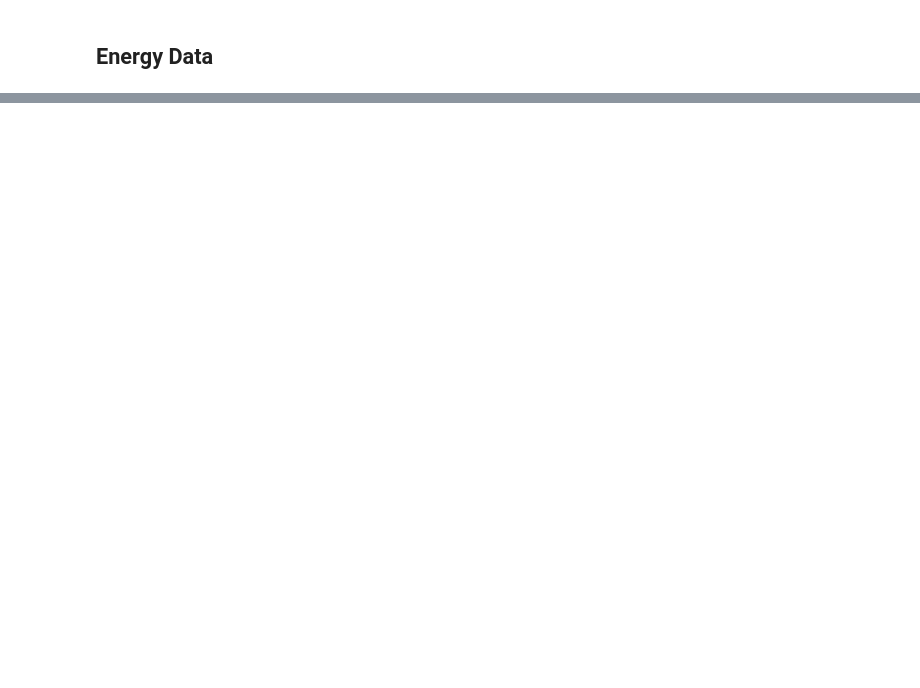
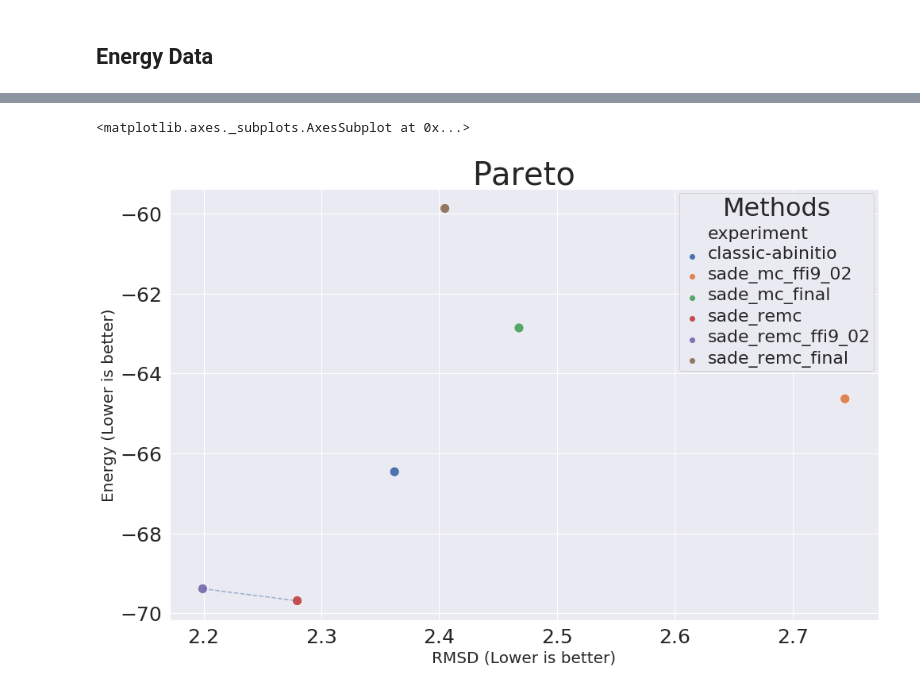
Before and after one commit to h3nnn4n/protein-prediction-framework, a Jupyter notebook: tools/notebooks/analysis/Data Analysis - Experiment 1.ipynb, the cells around one changed output, grey strips where cells are left out. Cells and saved outputs as stored; diff of their text form; code cells hidden in the pictures; blank space fills up the shorter version.

```diff
--- a/tools/notebooks/analysis/Data Analysis - Experiment 1.ipynb
+++ b/tools/notebooks/analysis/Data Analysis - Experiment 1.ipynb
@@ -202,0 +339,5 @@ pretty_print_experiment_summary(experiment_summary_scorefxn)
+# %%
+pareto('1zdd')
+# %% [output]
+<matplotlib.axes._subplots.AxesSubplot at 0x...>
+[figure, added]
```
Also changed, not shown: parts of 21 cells of this notebook, 2 other files.
